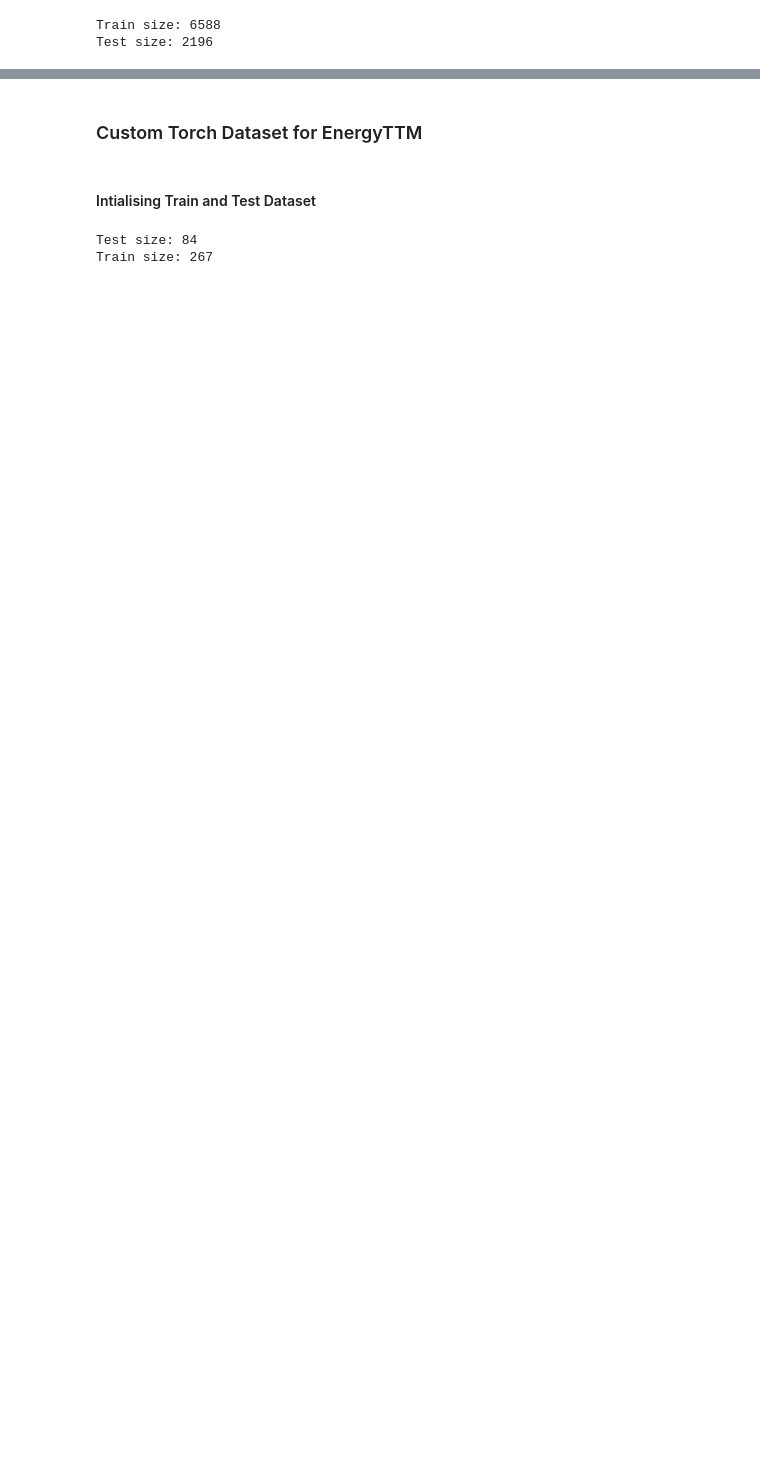
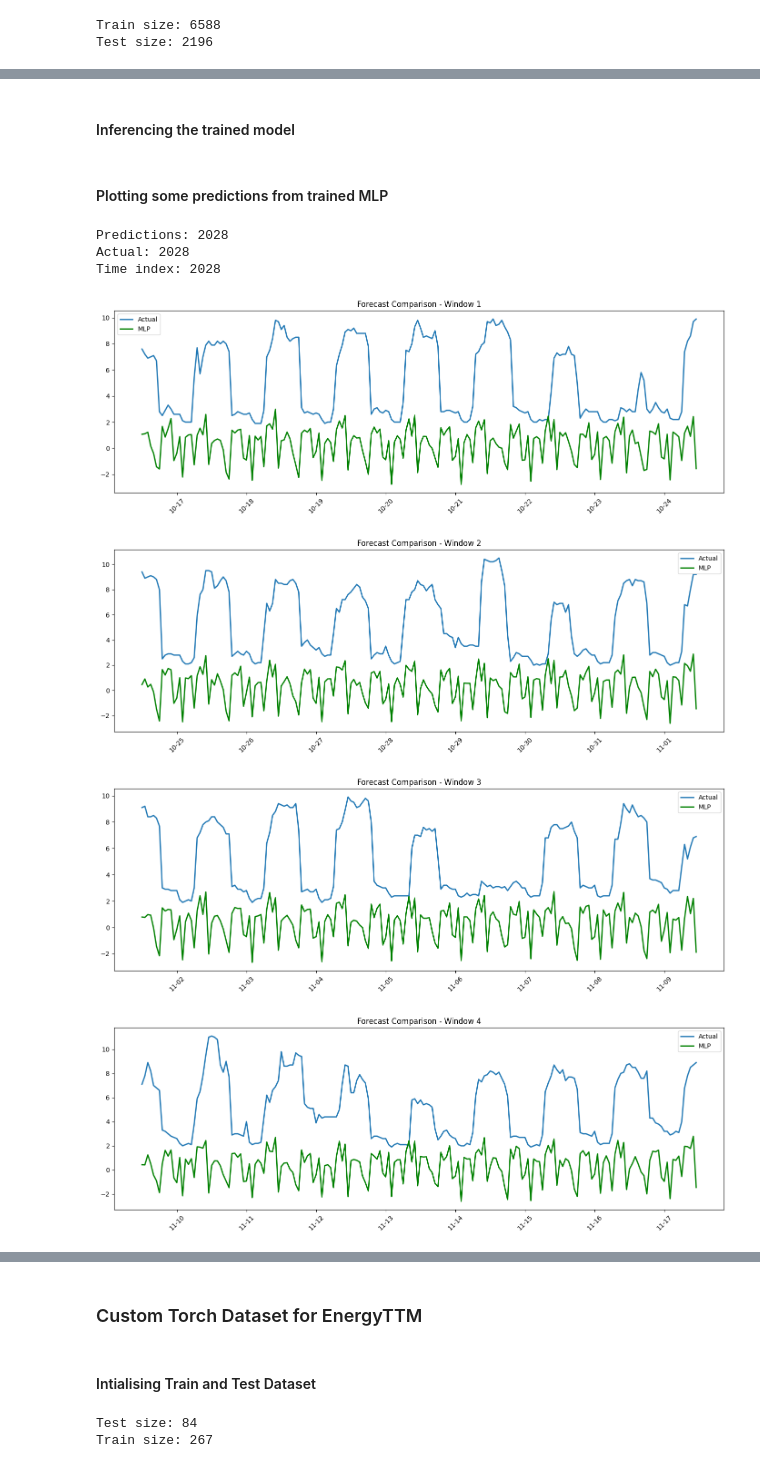
Before and after one commit to energyfms/notebooks, a Jupyter notebook: energy_ttm_finetuning.ipynb, the cells around one changed output, grey strips where cells are left out. Saved outputs shown, nothing was run; the diff lists cells and outputs as text; code cells hidden in the pictures; blank space fills up the shorter version.

```diff
--- a/energy_ttm_finetuning.ipynb
+++ b/energy_ttm_finetuning.ipynb
@@ -151,20 +119,0 @@ datetime64[us]
-# %%
-import matplotlib.dates as mdates
-
-
-
-test.index = pd.to_datetime(test.index)
-
-
-
-plt.figure(figsize=(18, 6))
-
-plt.plot(test.index, test["meter_reading"], label="Actual")
-plt.plot(test.index, predictions, label="Rolling MA-168")
-plt.gca().xaxis.set_major_locator(mdates.WeekdayLocator(interval=1))
-plt.gca().xaxis.set_major_formatter(mdates.DateFormatter('%Y-%m-%d'))
-plt.xticks(rotation=60)
-plt.legend()
-plt.title("Rolling Forecast (75/25 Split)")
-plt.tight_layout()
-plt.show()
@@ -172,0 +264,2 @@ plt.show()
+# %% [markdown]
+#### Inferencing the trained model
@@ -173 +314,57 @@ plt.show()
+# %% [markdown]
+#### Plotting some predictions from trained MLP
+# %%
+
+days_per_plot = 8
+points_per_plot = days_per_plot * 24
+
+n_plots = 5
+
+for i in range(1, n_plots):
+
+    pred_start = i * points_per_plot
+    pred_end = min(
+        (i + 1) * points_per_plot,
+        len(actual),
+    )
+
+    fig, ax = plt.subplots(figsize=(14, 5))
+
+    # Actual
+    ax.plot(
+        time_index[pred_start:pred_end],
+        actual[pred_start:pred_end],
+        label="Actual",
+        linewidth=2,
+    )
+
+    # MLP
+    ax.plot(
+        time_index[pred_start:pred_end],
+        y_pred_unscaled_mlp[pred_start:pred_end],
+        label="MLP",
+        linewidth=2,
+        color="green",
+    )
+
+    ax.xaxis.set_major_locator(
+        mdates.DayLocator(interval=1)
+    )
+    ax.xaxis.set_major_formatter(
+        mdates.DateFormatter("%m-%d")
+    )
+
+    plt.xticks(rotation=45)
+    plt.title(f"Forecast Comparison - Window {i}")
+    plt.legend()
+    plt.tight_layout()
+    plt.show()
+# %% [output]
+Predictions: 2028
+Actual: 2028
+Time index: 2028
+[figure, added]
+[figure, added]
+[figure, added]
+[figure, added]
 # %% [markdown]
```
Also changed, not shown: parts of 29 cells of this notebook, 6 other files.
